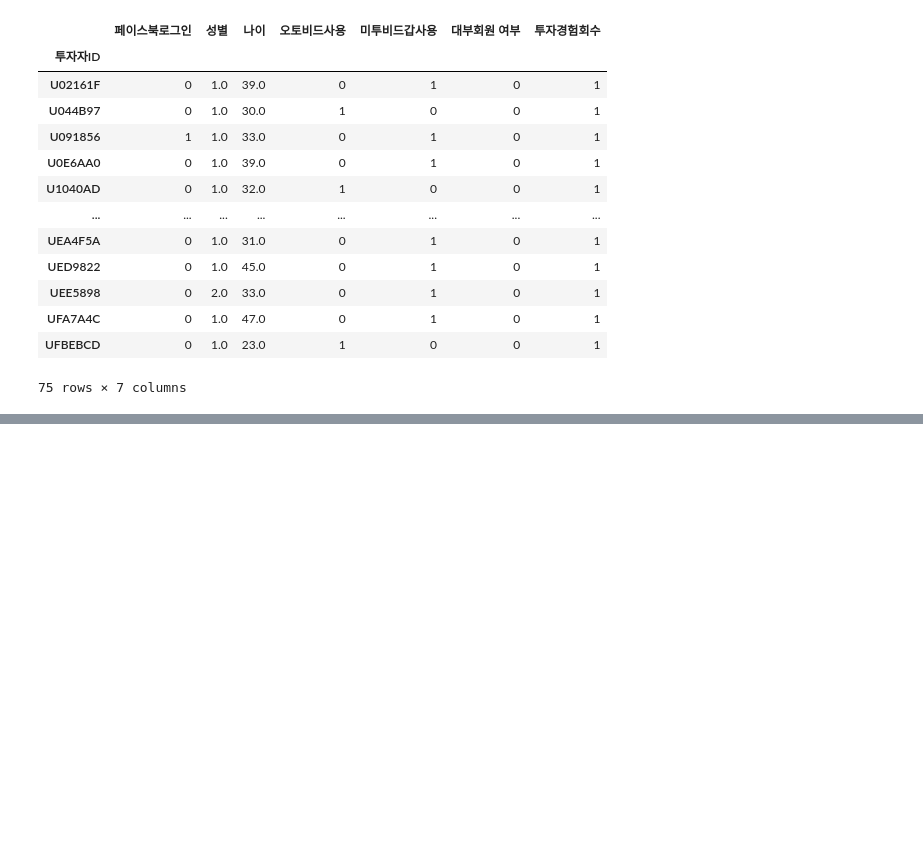
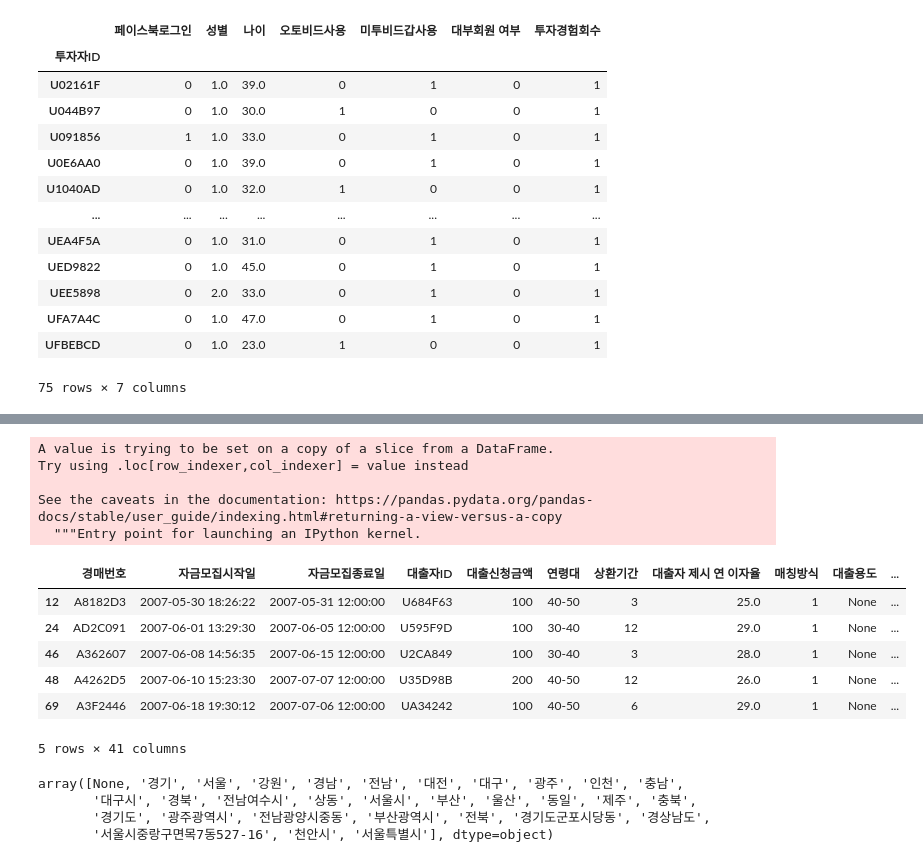
Before and after one commit to Suhhye-kang/Pandas, a Jupyter notebook: Exercise/lending/lending.ipynb, the cells around one changed output, grey strips where cells are left out. Saved outputs shown, nothing was run; the diff lists cells and outputs as text; code cells hidden in the pictures; blank space fills up the shorter version.

```diff
--- a/Exercise/lending/lending.ipynb
+++ b/Exercise/lending/lending.ipynb
@@ -214,0 +372,25 @@ user1.groupby('투자자ID').mean()
+# %%
+p2p_success['지역']=p2p_success['거주지역'].str.split(' ').str[0]
+# %% [output]
+A value is trying to be set on a copy of a slice from a DataFrame.
+Try using .loc[row_indexer,col_indexer] = value instead
+
+See the caveats in the documentation: https://pandas.pydata.org/pandas-docs/stable/user_guide/indexing.html#returning-a-view-versus-a-copy
+  """Entry point for launching an IPython kernel.
+# %%
+p2p_success.head()
+# %% [output]
+|  | 경매번호 | 자금모집시작일 | 자금모집종료일 | 대출자ID | 대출신청금액 | 연령대 | 상환기간 | 대출자 제시 연 이자율 | 매칭방식 | 대출용도 | ... |
+| 12 | A8182D3 | 2007-05-30 18:26:22 | 2007-05-31 12:00:00 | U684F63 | 100 | 40-50 | 3 | 25.0 | 1 | None | ... |
+| 24 | AD2C091 | 2007-06-01 13:29:30 | 2007-06-05 12:00:00 | U595F9D | 100 | 30-40 | 12 | 29.0 | 1 | None | ... |
+| 46 | A362607 | 2007-06-08 14:56:35 | 2007-06-15 12:00:00 | U2CA849 | 100 | 30-40 | 3 | 28.0 | 1 | None | ... |
+| 48 | A4262D5 | 2007-06-10 15:23:30 | 2007-07-07 12:00:00 | U35D98B | 200 | 40-50 | 12 | 26.0 | 1 | None | ... |
+| 69 | A3F2446 | 2007-06-18 19:30:12 | 2007-07-06 12:00:00 | UA34242 | 100 | 40-50 | 6 | 29.0 | 1 | None | ... |
+5 rows × 41 columns
+# %%
+p2p_success['지역'].unique()
+# %% [output]
+array([None, '경기', '서울', '강원', '경남', '전남', '대전', '대구', '광주', '인천', '충남',
+       '대구시', '경북', '전남여수시', '상동', '서울시', '부산', '울산', '동일', '제주', '충북',
+       '경기도', '광주광역시', '전남광양시중동', '부산광역시', '전북', '경기도군포시당동', '경상남도',
+       '서울시중랑구면목7동527-16', '천안시', '서울특별시'], dtype=object)
```
Also changed, not shown: parts of 24 cells of this notebook, 3 other files.
